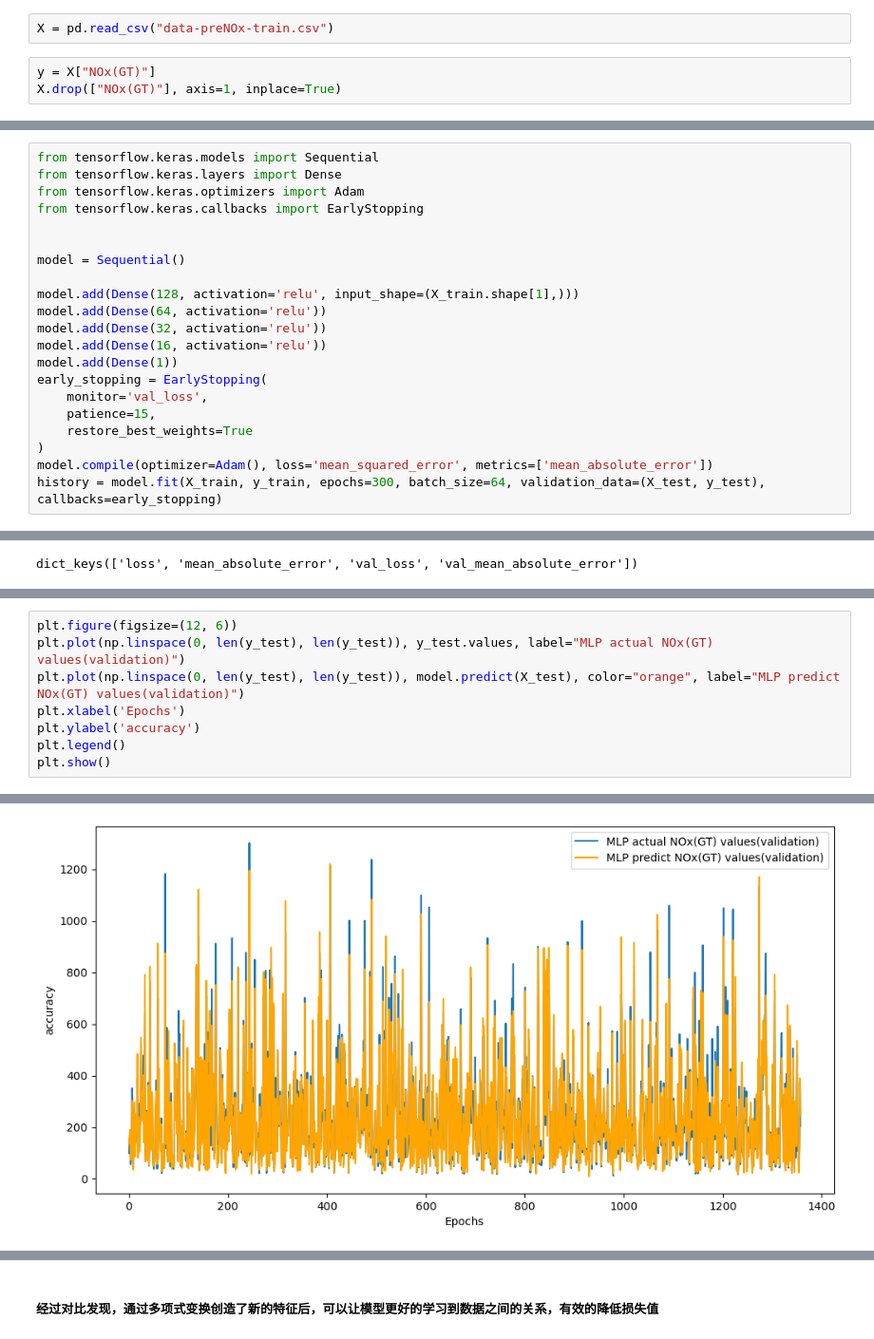
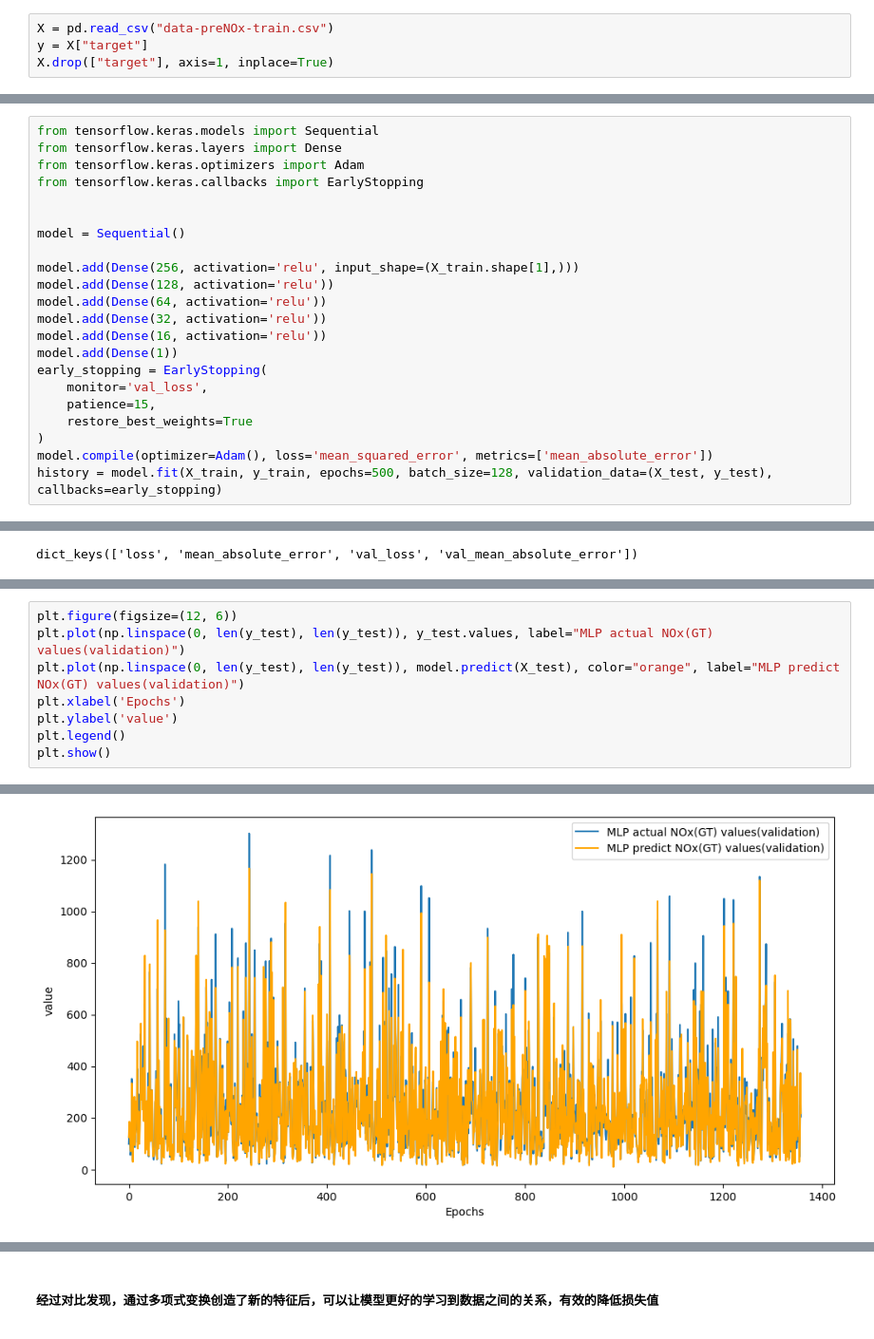
Before and after one commit to fengyan-cn/COMP9414, a Jupyter notebook: train_regreesion.ipynb, the cells around one changed output, grey strips where cells are left out. Shown at 95% size. Drawn from its saved outputs; the diff is of its cells as text.

Commit message:
other model

```diff
--- a/train_regreesion.ipynb
+++ b/train_regreesion.ipynb
@@ -11,9 +13,8 @@ import joblib
 %matplotlib inline
 # %%
 X = pd.read_csv("data-preNOx-train.csv")
+y = X["target"]
+X.drop(["target"], axis=1, inplace=True)
-# %%
-y = X["NOx(GT)"]
-X.drop(["NOx(GT)"], axis=1, inplace=True)
 # %%
 poly = PolynomialFeatures(degree=2)
 poly_X = poly.fit_transform(X)
@@ -32,7 +33,8 @@ from tensorflow.keras.callbacks import EarlyStopping
 
 model = Sequential()
 
-model.add(Dense(128, activation='relu', input_shape=(X_train.shape[1],)))
+model.add(Dense(256, activation='relu', input_shape=(X_train.shape[1],)))
+model.add(Dense(128, activation='relu'))
 model.add(Dense(64, activation='relu'))
 model.add(Dense(32, activation='relu'))
 model.add(Dense(16, activation='relu'))
@@ -43,5 +45,5 @@ early_stopping = EarlyStopping(
     restore_best_weights=True
 )
 model.compile(optimizer=Adam(), loss='mean_squared_error', metrics=['mean_absolute_error'])
-history = model.fit(X_train, y_train, epochs=300, batch_size=64, validation_data=(X_test, y_test), callbacks=early_stopping)
+history = model.fit(X_train, y_train, epochs=500, batch_size=128, validation_data=(X_test, y_test), callbacks=early_stopping)
 # %% [output]
@@ -82,7 +83,7 @@ plt.figure(figsize=(12, 6))
 plt.plot(np.linspace(0, len(y_test), len(y_test)), y_test.values, label="MLP actual NOx(GT) values(validation)")
 plt.plot(np.linspace(0, len(y_test), len(y_test)), model.predict(X_test), color="orange", label="MLP predict NOx(GT) values(validation)")
 plt.xlabel('Epochs')
-plt.ylabel('accuracy')
+plt.ylabel('value')
 plt.legend()
 plt.show()
 # %% [output]
@@ -90,4 +91,4 @@ plt.show()
-[figure, old version]
+[figure, new version]
 # %%
 RMSE = np.sqrt(mean_squared_error(y_test, model.predict(X_test)))
 MAE = mean_absolute_error(y_test, model.predict(X_test))
```
Also changed, not shown: parts of 30 cells of this notebook, 2 other files.
